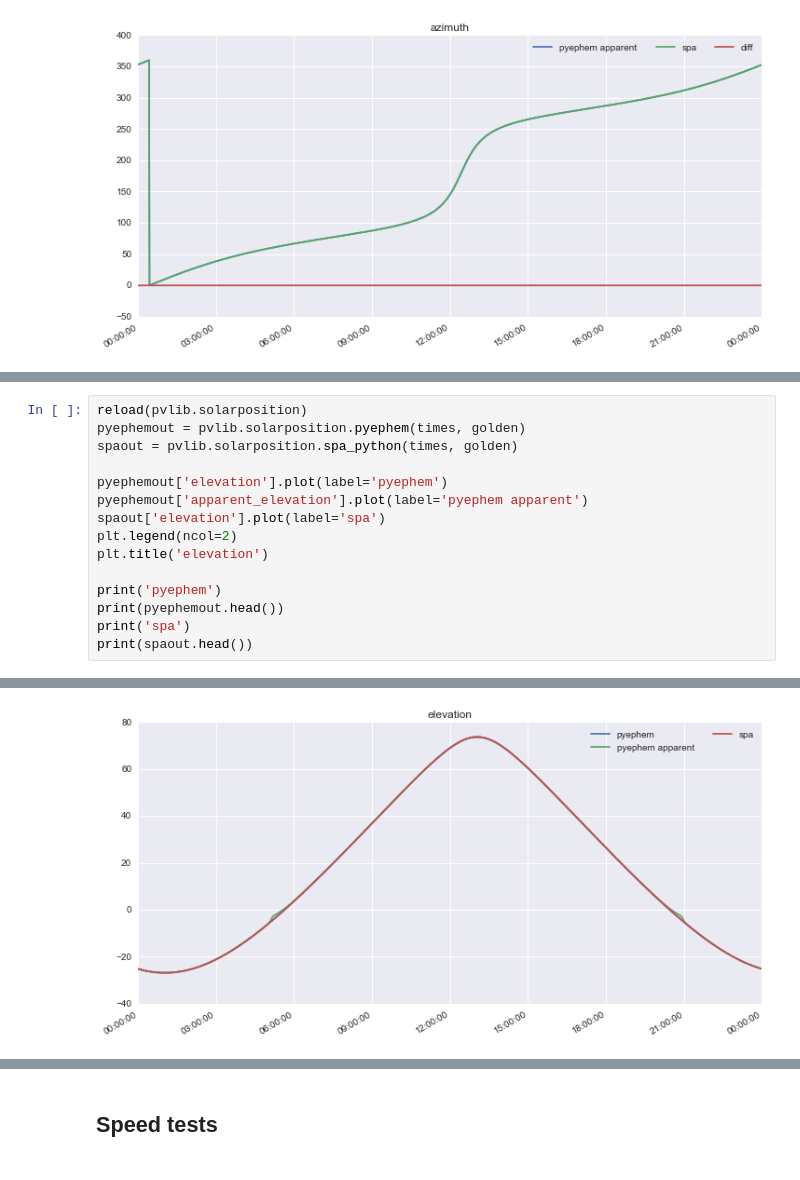
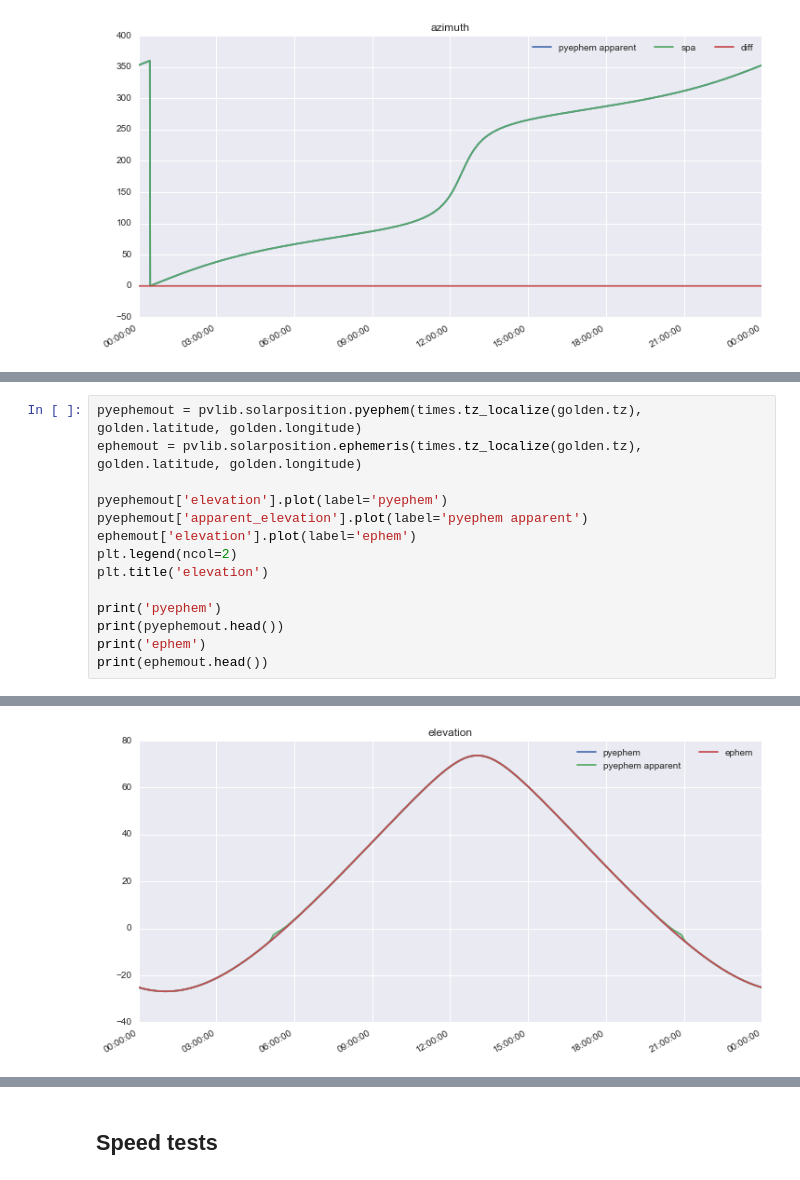
Before and after one commit to pvlib/pvlib-python, a Jupyter notebook: docs/tutorials/solarposition.ipynb, the cells around one changed output, grey strips where cells are left out. Cells and saved outputs as stored; diff of their text form.

```diff
--- a/docs/tutorials/solarposition.ipynb
+++ b/docs/tutorials/solarposition.ipynb
@@ -185,18 +180,17 @@ pyephem
 # %%
-reload(pvlib.solarposition)
-pyephemout = pvlib.solarposition.pyephem(times, golden)
-spaout = pvlib.solarposition.spa_python(times, golden)
+pyephemout = pvlib.solarposition.pyephem(times.tz_localize(golden.tz), golden.latitude, golden.longitude)
+ephemout = pvlib.solarposition.ephemeris(times.tz_localize(golden.tz), golden.latitude, golden.longitude)
 
 pyephemout['elevation'].plot(label='pyephem')
 pyephemout['apparent_elevation'].plot(label='pyephem apparent')
-spaout['elevation'].plot(label='spa')
+ephemout['elevation'].plot(label='ephem')
 plt.legend(ncol=2)
 plt.title('elevation')
 
 print('pyephem')
 print(pyephemout.head())
-print('spa')
-print(spaout.head())
+print('ephem')
+print(ephemout.head())
 # %% [output]
 pyephem
                            apparent_elevation  apparent_azimuth  elevation  \
@@ -218,2 +212,2 @@ pyephem
-[figure, old version]
+[figure, new version]
 # %%
```
Also changed, not shown: parts of 18 cells of this notebook.
